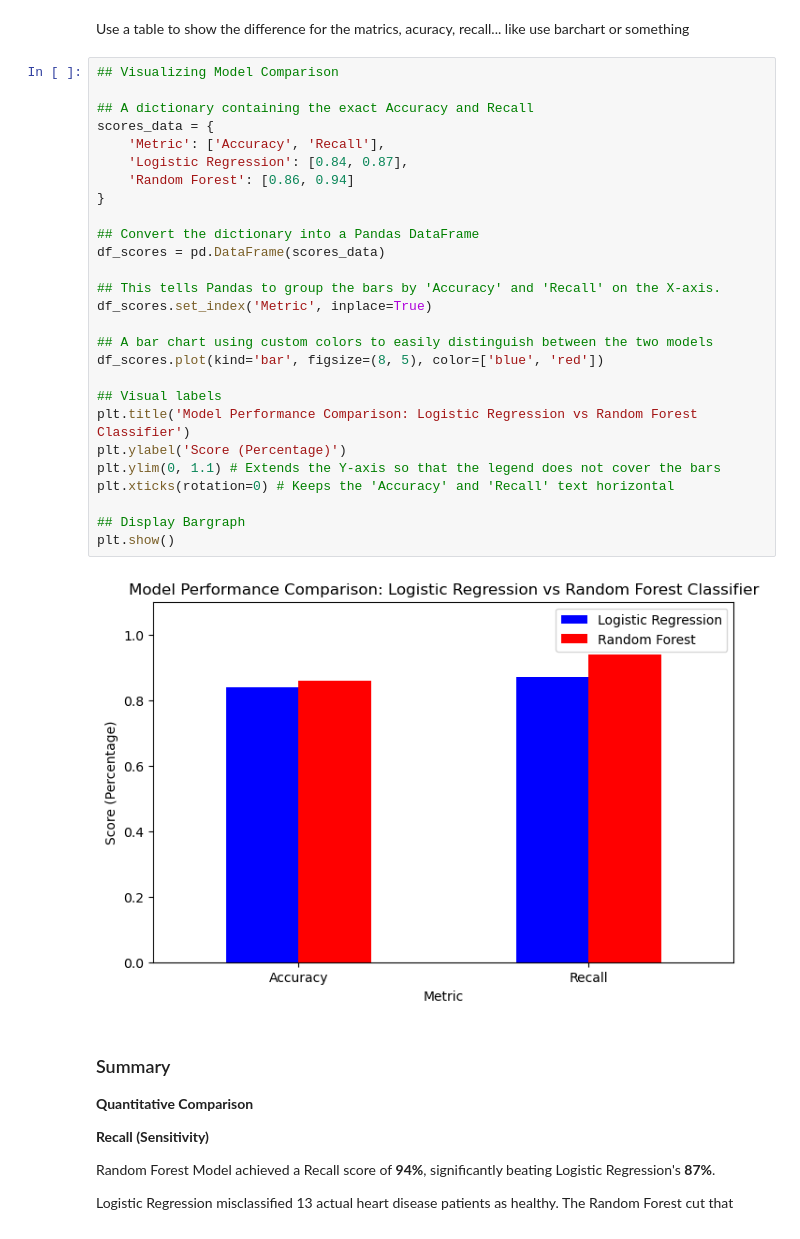
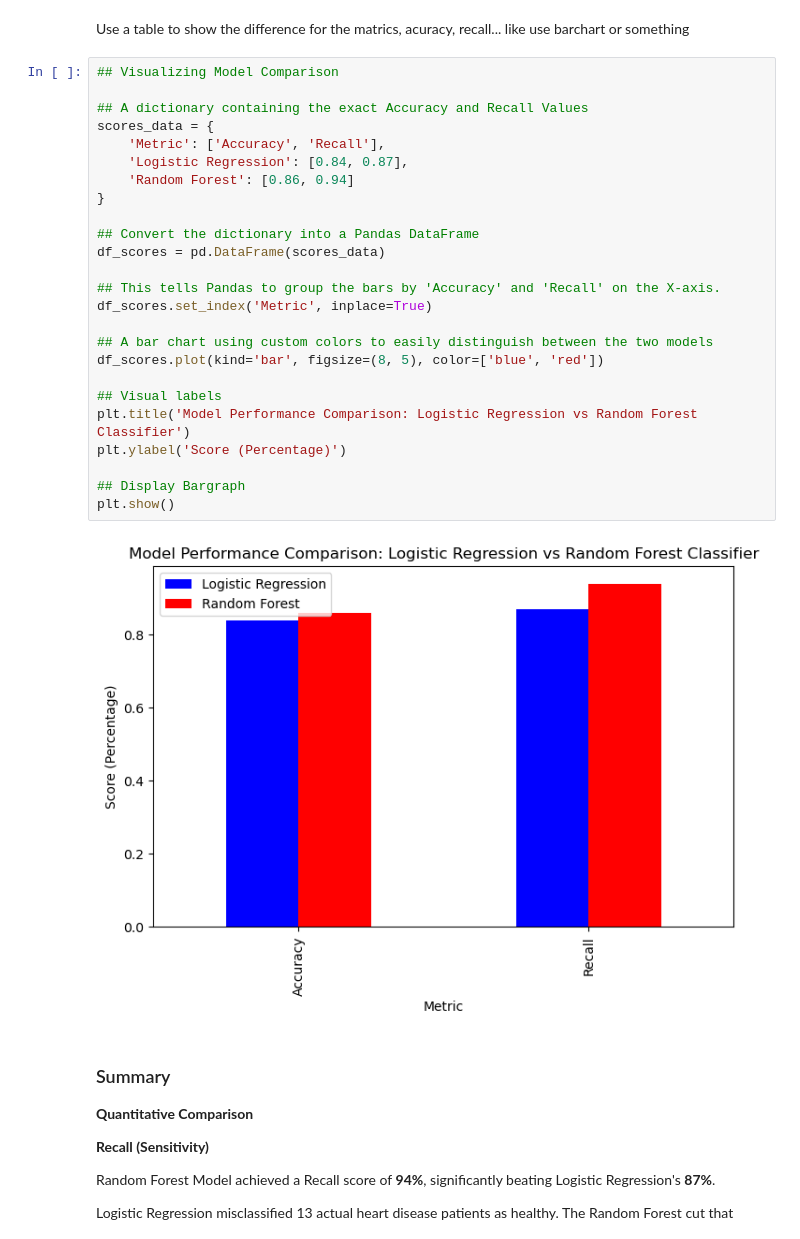
Before and after one commit to Sanjeth2008/MLDP_Project2026, a Jupyter notebook: MLDP Program Codes Submission Template.ipynb, the cells around one changed output. Cells and saved outputs as stored; diff of their text form.

```diff
--- a/MLDP Program Codes Submission Template.ipynb
+++ b/MLDP Program Codes Submission Template.ipynb
@@ -419,32 +419,30 @@ Use a table to show the difference for the matrics, acuracy, recall... like use
 # %%
 ## Visualizing Model Comparison
 
-## A dictionary containing the exact Accuracy and Recall
+## A dictionary containing the exact Accuracy and Recall Values
 scores_data = {
     'Metric': ['Accuracy', 'Recall'],
     'Logistic Regression': [0.84, 0.87],
     'Random Forest': [0.86, 0.94]
 }
 
 ## Convert the dictionary into a Pandas DataFrame
 df_scores = pd.DataFrame(scores_data)
 
 ## This tells Pandas to group the bars by 'Accuracy' and 'Recall' on the X-axis.
 df_scores.set_index('Metric', inplace=True)
 
 ## A bar chart using custom colors to easily distinguish between the two models
 df_scores.plot(kind='bar', figsize=(8, 5), color=['blue', 'red'])
 
 ## Visual labels
 plt.title('Model Performance Comparison: Logistic Regression vs Random Forest Classifier')
 plt.ylabel('Score (Percentage)')
-plt.ylim(0, 1.1) # Extends the Y-axis so that the legend does not cover the bars
-plt.xticks(rotation=0) # Keeps the 'Accuracy' and 'Recall' text horizontal
 
 ## Display Bargraph
 plt.show()
 # %% [output]
-[figure, old version]
+[figure, new version]
 # %% [markdown]
 ### Summary
 
```
Also changed, not shown: parts of 1 cell of this notebook.
